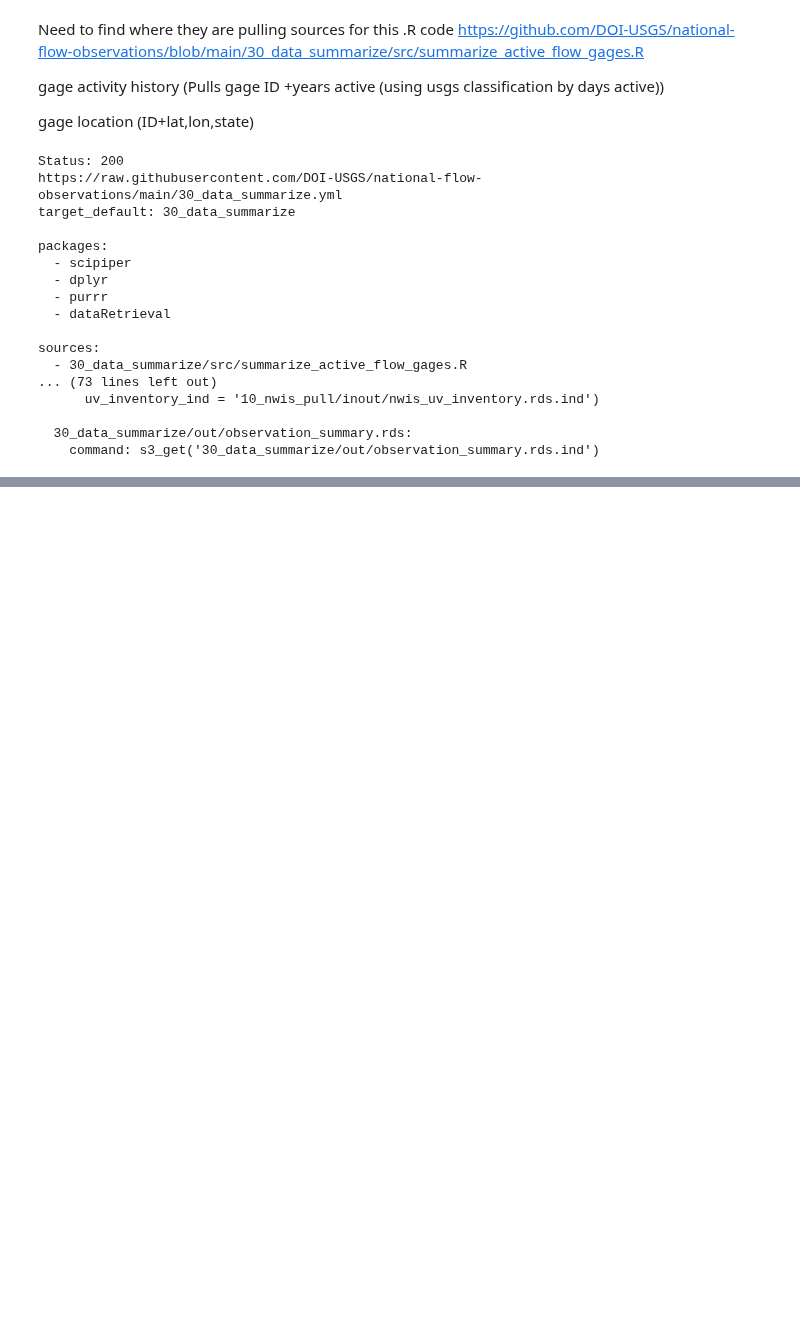
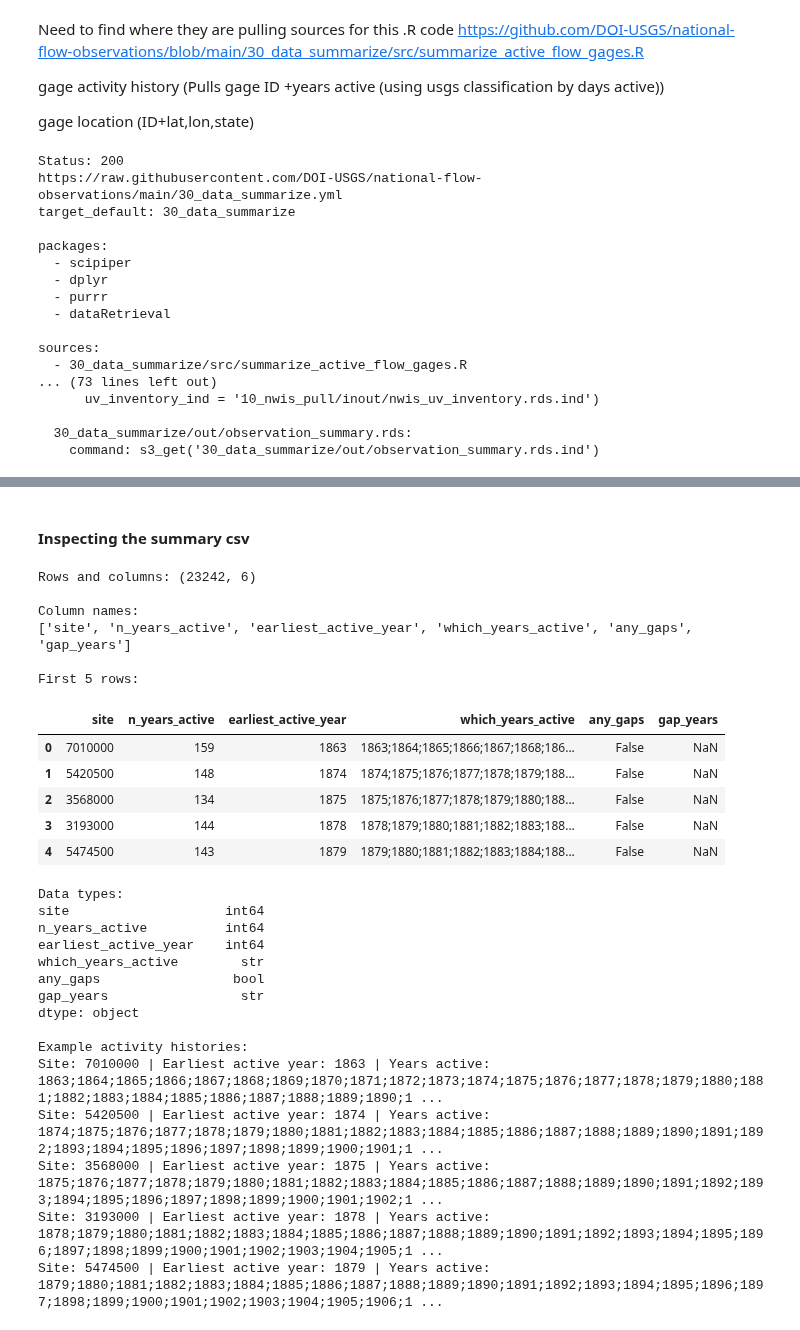
Before and after one commit to SophiaMeyers/USGS-Gages-Research, a Jupyter notebook: notebooks/261021-01_explore_usgs_gages.ipynb, the cells around one changed output, grey strips where cells are left out. Drawn from its saved outputs; the diff is of its cells as text; code cells hidden in the pictures; blank space fills up the shorter version.

```diff
--- a/notebooks/261021-01_explore_usgs_gages.ipynb
+++ b/notebooks/261021-01_explore_usgs_gages.ipynb
@@ -70,0 +143,53 @@ WARNING conda.conda_pypi.main:notify_externally_managed_future(156):
+# %% [markdown]
+#### Inspecting the summary csv
+# %%
+project_folder = Path.cwd().parent
+csv_path = project_folder / "data" / "intermediate" / "active_flow_gages_summary_wy.csv"
+
+gages = pd.read_csv(csv_path)
+
+print("Rows and columns:", gages.shape)
+print("\nColumn names:")
+print(gages.columns.tolist())
+
+print("\nFirst 5 rows:")
+display(gages.head())
+
+print("\nData types:")
+print(gages.dtypes)
+
+print("\nExample activity histories:")
+for _, row in gages.head(5).iterrows():
+    print(
+        "Site:", row["site"],
+        "| Earliest active year:", row["earliest_active_year"],
+        "| Years active:", str(row["which_years_active"])[:250]
+    )
+# %% [output]
+Rows and columns: (23242, 6)
+
+Column names:
+['site', 'n_years_active', 'earliest_active_year', 'which_years_active', 'any_gaps', 'gap_years']
+
+First 5 rows:
+|  | site | n_years_active | earliest_active_year | which_years_active | any_gaps | gap_years |
+| 0 | 7010000 | 159 | 1863 | 1863;1864;1865;1866;1867;1868;186... | False | NaN |
+| 1 | 5420500 | 148 | 1874 | 1874;1875;1876;1877;1878;1879;188... | False | NaN |
+| 2 | 3568000 | 134 | 1875 | 1875;1876;1877;1878;1879;1880;188... | False | NaN |
+| 3 | 3193000 | 144 | 1878 | 1878;1879;1880;1881;1882;1883;188... | False | NaN |
+| 4 | 5474500 | 143 | 1879 | 1879;1880;1881;1882;1883;1884;188... | False | NaN |
+Data types:
+site                    int64
+n_years_active          int64
+earliest_active_year    int64
+which_years_active        str
+any_gaps                 bool
+gap_years                 str
+dtype: object
+
+Example activity histories:
+Site: 7010000 | Earliest active year: 1863 | Years active: 1863;1864;1865;1866;1867;1868;1869;1870;1871;1872;1873;1874;1875;1876;1877;1878;1879;1880;1881;1882;1883;1884;1885;1886;1887;1888;1889;1890;1 ...
+Site: 5420500 | Earliest active year: 1874 | Years active: 1874;1875;1876;1877;1878;1879;1880;1881;1882;1883;1884;1885;1886;1887;1888;1889;1890;1891;1892;1893;1894;1895;1896;1897;1898;1899;1900;1901;1 ...
+Site: 3568000 | Earliest active year: 1875 | Years active: 1875;1876;1877;1878;1879;1880;1881;1882;1883;1884;1885;1886;1887;1888;1889;1890;1891;1892;1893;1894;1895;1896;1897;1898;1899;1900;1901;1902;1 ...
+Site: 3193000 | Earliest active year: 1878 | Years active: 1878;1879;1880;1881;1882;1883;1884;1885;1886;1887;1888;1889;1890;1891;1892;1893;1894;1895;1896;1897;1898;1899;1900;1901;1902;1903;1904;1905;1 ...
+Site: 5474500 | Earliest active year: 1879 | Years active: 1879;1880;1881;1882;1883;1884;1885;1886;1887;1888;1889;1890;1891;1892;1893;1894;1895;1896;1897;1898;1899;1900;1901;1902;1903;1904;1905;1906;1 ...
```
Also changed, not shown: parts of 18 cells of this notebook, 7 other files.
